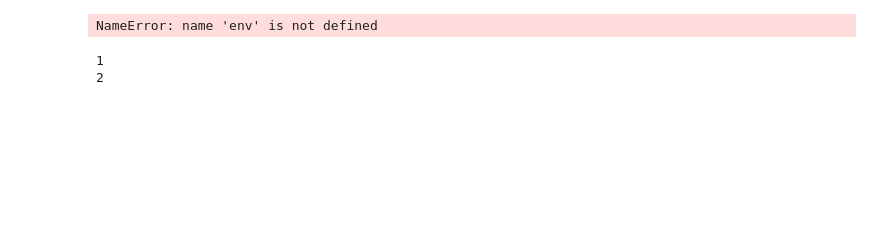
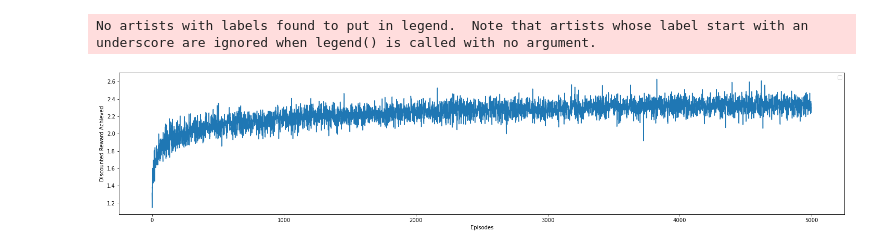
Before and after one commit to dylanmarin/cart-pole, a Jupyter notebook: cart-pole.ipynb, the cells around one changed output. Cells and saved outputs as stored; diff of their text form; code cells hidden in the pictures; blank space fills up the shorter version.

```diff
--- a/cart-pole.ipynb
+++ b/cart-pole.ipynb
@@ -28,0 +55,15 @@ import gymnasium as gym
+# %%
+# load values
+
+
+
+returns_neg_reward = [[] for i in range(5)]
+episode_lengths_neg_reward = [[] for i in range(5)]
+returns_reg_reward = [[] for i in range(5)]
+episode_lengths_reg_reward = [[] for i in range(5)]
+
+for i in range(5):
+    returns_neg_reward[i] = load_array(f"optimistic_initialization/large_negative_reward/returns/5000_episodes_95_gamma_{i}.csv")
+    episode_lengths_neg_reward[i] = load_array(f"optimistic_initialization/large_negative_reward/episode_length/5000_episodes_95_gamma_{i}.csv")
+    returns_reg_reward[i] = load_array(f"optimistic_initialization/regular_reward/returns/5000_episodes_95_gamma_{i}.csv")
+    episode_lengths_reg_reward[i] = load_array(f"optimistic_initialization/regular_reward/episode_length/5000_episodes_95_gamma_{i}.csv")
@@ -29 +83,6 @@ import gymnasium as gym
+# %%
+plot_single_iteration_returns(np.log10(np.average(episode_lengths_neg_reward, axis=0)))
+# %% [output]
+No artists with labels found to put in legend.  Note that artists whose label start with an underscore are ignored when legend() is called with no argument.
+[figure, added]
 # %%
@@ -31,4 +90,0 @@ env = gym.make('CartPole-v1', render_mode="human")
-# %%
-Q, policy = on_policy_mc_control_es(env, 1000, 1)
-# %% [output]
-NameError: name 'env' is not defined
@@ -41,5 +90,0 @@ run_iterations(env, new_Q, 100)
-# %%
-save_q_values(new_Q, "test.csv")
-# %% [output]
-1
-2
```
Also changed, not shown: parts of 9 cells of this notebook, 36 other files.
